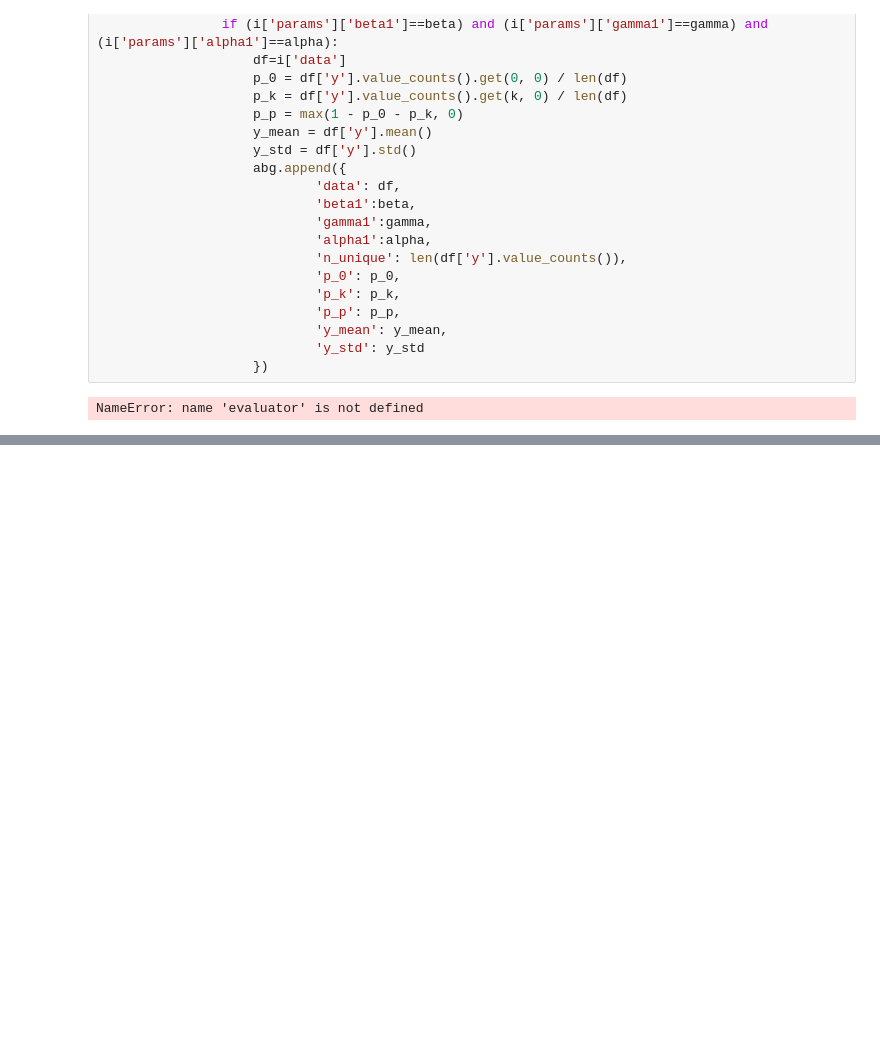
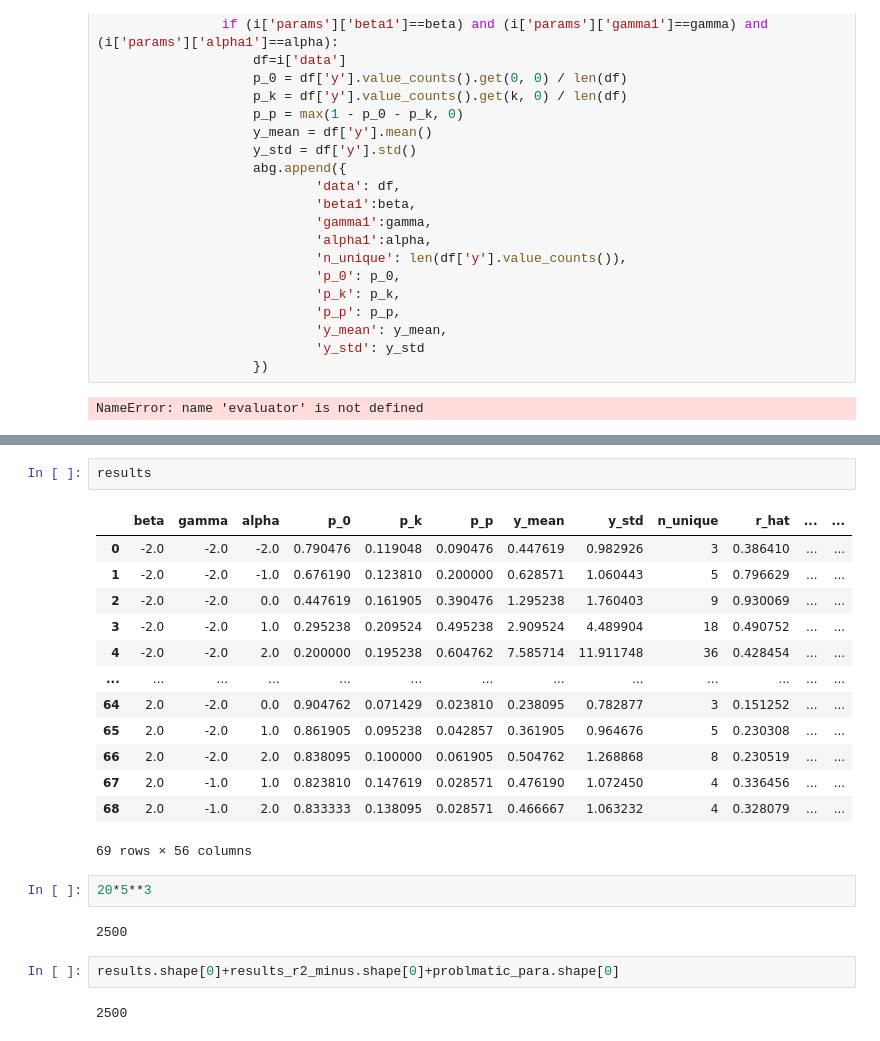
Before and after one commit to JPasindu/ResearchProjectMain, a Jupyter notebook: Final Simulation/simulation_02.ipynb, the cells around one changed output, grey strips where cells are left out. Cells and saved outputs as stored; diff of their text form; blank space fills up the shorter version.

```diff
--- a/Final Simulation/simulation_02.ipynb
+++ b/Final Simulation/simulation_02.ipynb
@@ -728,0 +641,24 @@ n=300
+# %%
+results
+# %% [output]
+|  | beta | gamma | alpha | p_0 | p_k | p_p | y_mean | y_std | n_unique | r_hat | ... | ... |
+| 0 | -2.0 | -2.0 | -2.0 | 0.790476 | 0.119048 | 0.090476 | 0.447619 | 0.982926 | 3 | 0.386410 | ... | ... |
+| 1 | -2.0 | -2.0 | -1.0 | 0.676190 | 0.123810 | 0.200000 | 0.628571 | 1.060443 | 5 | 0.796629 | ... | ... |
+| 2 | -2.0 | -2.0 | 0.0 | 0.447619 | 0.161905 | 0.390476 | 1.295238 | 1.760403 | 9 | 0.930069 | ... | ... |
+| 3 | -2.0 | -2.0 | 1.0 | 0.295238 | 0.209524 | 0.495238 | 2.909524 | 4.489904 | 18 | 0.490752 | ... | ... |
+| 4 | -2.0 | -2.0 | 2.0 | 0.200000 | 0.195238 | 0.604762 | 7.585714 | 11.911748 | 36 | 0.428454 | ... | ... |
+| ... | ... | ... | ... | ... | ... | ... | ... | ... | ... | ... | ... | ... |
+| 64 | 2.0 | -2.0 | 0.0 | 0.904762 | 0.071429 | 0.023810 | 0.238095 | 0.782877 | 3 | 0.151252 | ... | ... |
+| 65 | 2.0 | -2.0 | 1.0 | 0.861905 | 0.095238 | 0.042857 | 0.361905 | 0.964676 | 5 | 0.230308 | ... | ... |
+| 66 | 2.0 | -2.0 | 2.0 | 0.838095 | 0.100000 | 0.061905 | 0.504762 | 1.268868 | 8 | 0.230519 | ... | ... |
+| 67 | 2.0 | -1.0 | 1.0 | 0.823810 | 0.147619 | 0.028571 | 0.476190 | 1.072450 | 4 | 0.336456 | ... | ... |
+| 68 | 2.0 | -1.0 | 2.0 | 0.833333 | 0.138095 | 0.028571 | 0.466667 | 1.063232 | 4 | 0.328079 | ... | ... |
+69 rows × 56 columns
+# %%
+20*5**3
+# %% [output]
+2500
+# %%
+results.shape[0]+results_r2_minus.shape[0]+problmatic_para.shape[0]
+# %% [output]
+2500
```
Also changed, not shown: parts of 8 cells of this notebook, 6 other files.
